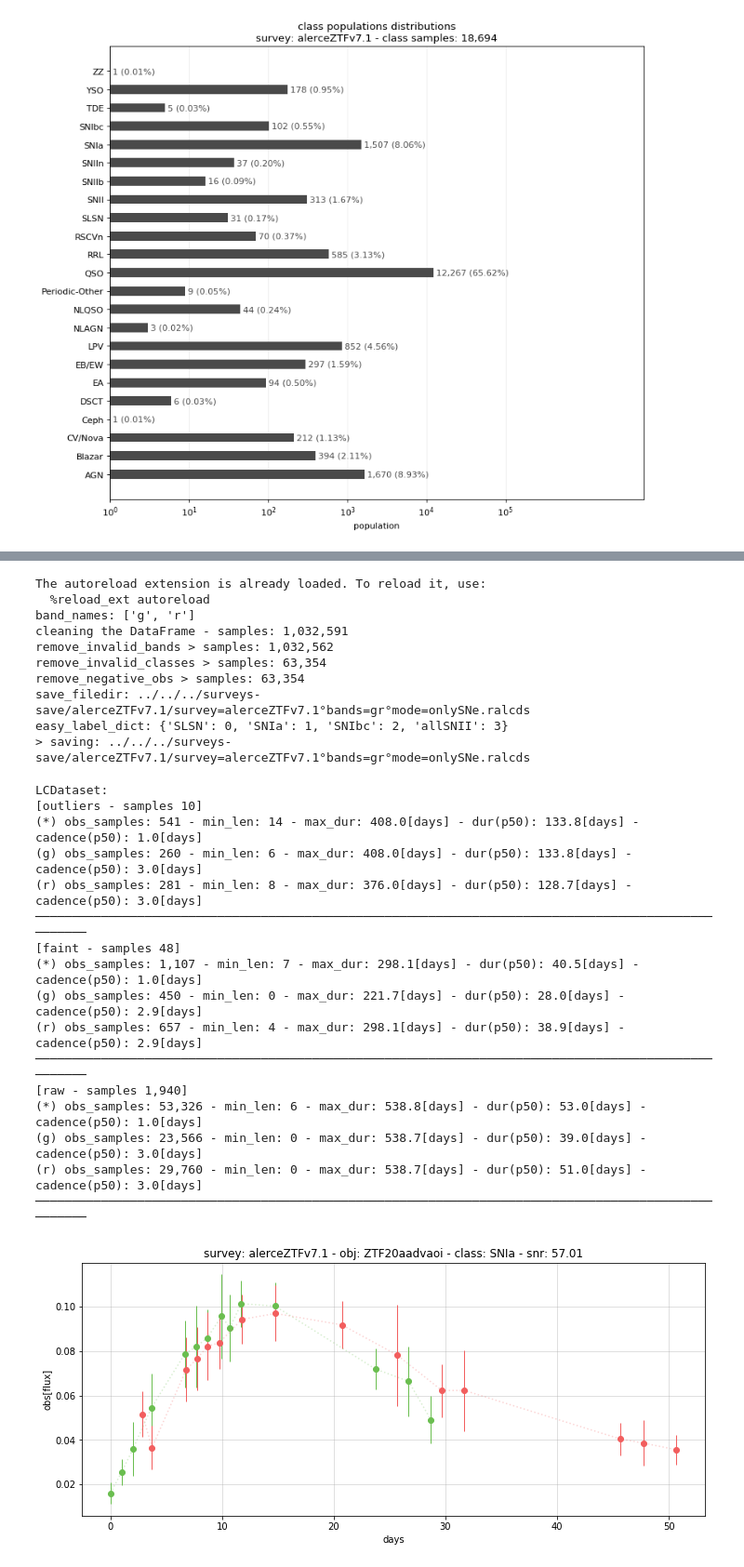
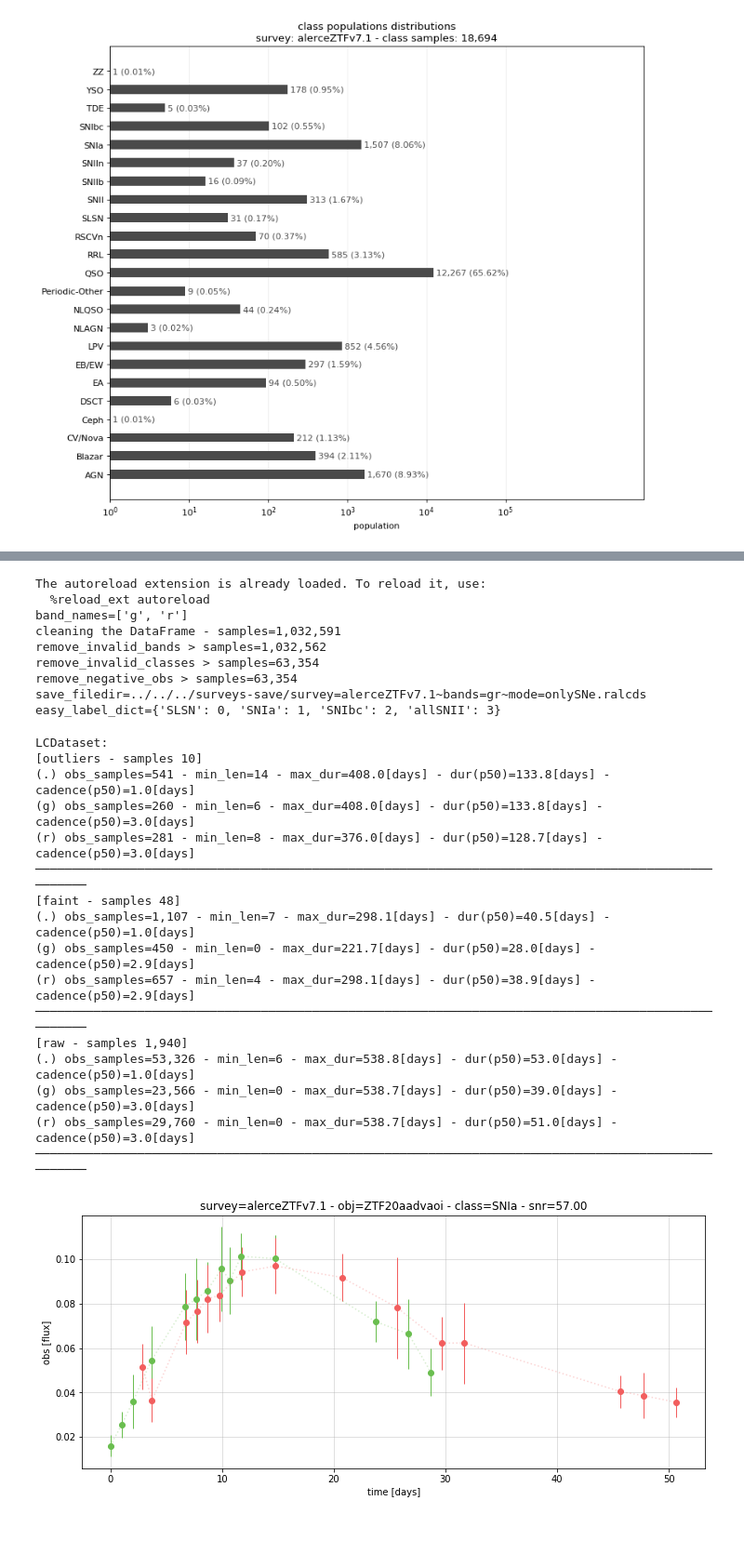
Before and after one commit to oscarpimentel/astro-lightcurves-handler, a Jupyter notebook: experiments/surveys-exports/alerceZTF_v7.1.ipynb, the cells around one changed output, grey strips where cells are left out. Shown: that part at 93% size. Saved outputs shown, nothing was run; the diff lists cells and outputs as text; code cells hidden in the pictures; blank space fills up the shorter version.

```diff
--- a/experiments/surveys-exports/alerceZTF_v7.1.ipynb
+++ b/experiments/surveys-exports/alerceZTF_v7.1.ipynb
@@ -198,7 +202,7 @@ lcDictionaryCreator.plot_class_distribution(uses_log_scale=1)
 %autoreload 2
 
 description = 'ZTF Alerce'
-save_folder = f'../../../surveys-save/{survey_name}'
+save_folder = f'../../../surveys-save'
 kwargs = {
     'band_names':list(band_dictionary.keys()),
     #'to_export_bands':['g','r'],
@@ -211,49 +215,48 @@ lcdataset = lcDictionaryCreator.export_dictionary(description, save_folder, **kw
 # %% [output]
 The autoreload extension is already loaded. To reload it, use:
   %reload_ext autoreload
-band_names: ['g', 'r']
-cleaning the DataFrame - samples: 1,032,591
-remove_invalid_bands > samples: 1,032,562
-remove_invalid_classes > samples: 63,354
-remove_negative_obs > samples: 63,354
-save_filedir: ../../../surveys-save/alerceZTFv7.1/survey=alerceZTFv7.1°bands=gr°mode=onlySNe.ralcds
-easy_label_dict: {'SLSN': 0, 'SNIa': 1, 'SNIbc': 2, 'allSNII': 3}
-> saving: ../../../surveys-save/alerceZTFv7.1/survey=alerceZTFv7.1°bands=gr°mode=onlySNe.ralcds
+band_names=['g', 'r']
+cleaning the DataFrame - samples=1,032,591
+remove_invalid_bands > samples=1,032,562
+remove_invalid_classes > samples=63,354
+remove_negative_obs > samples=63,354
+save_filedir=../../../surveys-save/survey=alerceZTFv7.1~bands=gr~mode=onlySNe.ralcds
+easy_label_dict={'SLSN': 0, 'SNIa': 1, 'SNIbc': 2, 'allSNII': 3}
 # %%
 print(lcdataset)
 # %% [output]
 LCDataset:
 [outliers - samples 10]
-(*) obs_samples: 541 - min_len: 14 - max_dur: 408.0[days] - dur(p50): 133.8[days] - cadence(p50): 1.0[days]
-(g) obs_samples: 260 - min_len: 6 - max_dur: 408.0[days] - dur(p50): 133.8[days] - cadence(p50): 3.0[days]
-(r) obs_samples: 281 - min_len: 8 - max_dur: 376.0[days] - dur(p50): 128.7[days] - cadence(p50): 3.0[days]
+(.) obs_samples=541 - min_len=14 - max_dur=408.0[days] - dur(p50)=133.8[days] - cadence(p50)=1.0[days]
+(g) obs_samples=260 - min_len=6 - max_dur=408.0[days] - dur(p50)=133.8[days] - cadence(p50)=3.0[days]
+(r) obs_samples=281 - min_len=8 - max_dur=376.0[days] - dur(p50)=128.7[days] - cadence(p50)=3.0[days]
 ────────────────────────────────────────────────────────────────────────────────────────────────────
 [faint - samples 48]
-(*) obs_samples: 1,107 - min_len: 7 - max_dur: 298.1[days] - dur(p50): 40.5[days] - cadence(p50): 1.0[days]
-(g) obs_samples: 450 - min_len: 0 - max_dur: 221.7[days] - dur(p50): 28.0[days] - cadence(p50): 2.9[days]
-(r) obs_samples: 657 - min_len: 4 - max_dur: 298.1[days] - dur(p50): 38.9[days] - cadence(p50): 2.9[days]
+(.) obs_samples=1,107 - min_len=7 - max_dur=298.1[days] - dur(p50)=40.5[days] - cadence(p50)=1.0[days]
+(g) obs_samples=450 - min_len=0 - max_dur=221.7[days] - dur(p50)=28.0[days] - cadence(p50)=2.9[days]
+(r) obs_samples=657 - min_len=4 - max_dur=298.1[days] - dur(p50)=38.9[days] - cadence(p50)=2.9[days]
 ────────────────────────────────────────────────────────────────────────────────────────────────────
 [raw - samples 1,940]
-(*) obs_samples: 53,326 - min_len: 6 - max_dur: 538.8[days] - dur(p50): 53.0[days] - cadence(p50): 1.0[days]
-(g) obs_samples: 23,566 - min_len: 0 - max_dur: 538.7[days] - dur(p50): 39.0[days] - cadence(p50): 3.0[days]
-(r) obs_samples: 29,760 - min_len: 0 - max_dur: 538.7[days] - dur(p50): 51.0[days] - cadence(p50): 3.0[days]
+(.) obs_samples=53,326 - min_len=6 - max_dur=538.8[days] - dur(p50)=53.0[days] - cadence(p50)=1.0[days]
+(g) obs_samples=23,566 - min_len=0 - max_dur=538.7[days] - dur(p50)=39.0[days] - cadence(p50)=3.0[days]
+(r) obs_samples=29,760 - min_len=0 - max_dur=538.7[days] - dur(p50)=51.0[days] - cadence(p50)=3.0[days]
 ────────────────────────────────────────────────────────────────────────────────────────────────────
 # %%
 import flamingchoripan.lists as lists
 import matplotlib.pyplot as plt
 from lchandler.plots.lc import plot_lightcurve
 
 lcset = lcdataset['raw']
 lcobj, lcobj_name = lcset.get_random_lcobj()
 lcobj_name = 'ZTF20aadvaoi';lcobj = lcset[lcobj_name].copy()
 lcobj.clean_small_cadence() # test
 fig, ax = plt.subplots(1,1, figsize=(12,5))
 for kb,b in enumerate(lcset.band_names):
-    plot_lightcurve(ax, lcobj, b)
+    plot_lightcurve(ax, lcobj, b, f'{b} obs')
 snr = lcobj.get_snr()
-ax.set_title(f'survey: {lcset.survey} - obj: {lcobj_name} - class: {lcset.class_names[lcobj.y]} - snr: {snr:.2f}')
-ax.set_xlabel('days')
-ax.set_ylabel('obs[flux]')
+ax.set_title(f'survey={lcset.survey} - obj={lcobj_name} - class={lcset.class_names[lcobj.y]} - snr={snr:.2f}')
+ax.set_xlabel('time [days]')
+ax.set_ylabel('obs [flux]')
 ax.grid(alpha=0.5)
 # %% [output]
-[figure, old version]
+[figure, new version]
```
Also changed, not shown: parts of 4 cells of this notebook, 2 other files.
